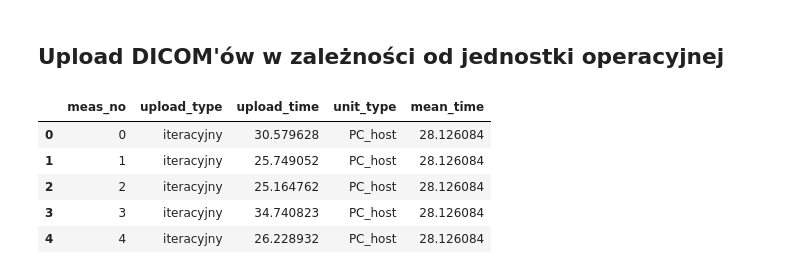
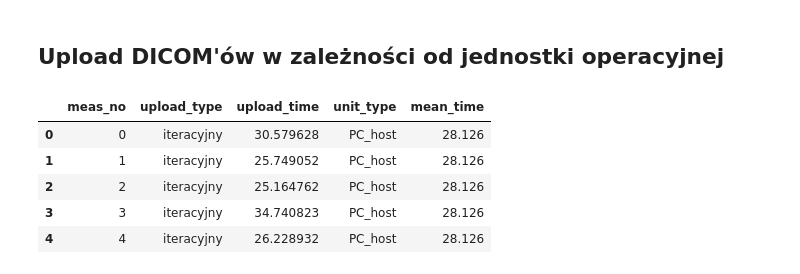
Before and after one commit to aleksanderLisiecki/PyDicom, a Jupyter notebook: data_visualising.ipynb, the cells around one changed output. Cells and saved outputs as stored; diff of their text form; code cells hidden in the pictures.

```diff
--- a/data_visualising.ipynb
+++ b/data_visualising.ipynb
@@ -185,15 +185,15 @@ dodge_text = position_dodge(width=0.9)
 # %%
 df4 = pd.read_csv('log/04-zdjecia-rozne_jednostki-uploading_dicom_to_pacs_logs.csv')
 df4['meas_no'] = df4['meas_no'] - 1
-df4['mean_time'] = df4.groupby(['upload_type','unit_type']).upload_time.transform('mean')
+df4['mean_time'] = df4.groupby(['upload_type','unit_type']).upload_time.transform('mean').round(decimals = 3)
 df4.head()
 # %% [output]
 |  | meas_no | upload_type | upload_time | unit_type | mean_time |
-| 0 | 0 | iteracyjny | 30.579628 | PC_host | 28.126084 |
-| 1 | 1 | iteracyjny | 25.749052 | PC_host | 28.126084 |
-| 2 | 2 | iteracyjny | 25.164762 | PC_host | 28.126084 |
-| 3 | 3 | iteracyjny | 34.740823 | PC_host | 28.126084 |
-| 4 | 4 | iteracyjny | 26.228932 | PC_host | 28.126084 |
+| 0 | 0 | iteracyjny | 30.579628 | PC_host | 28.126 |
+| 1 | 1 | iteracyjny | 25.749052 | PC_host | 28.126 |
+| 2 | 2 | iteracyjny | 25.164762 | PC_host | 28.126 |
+| 3 | 3 | iteracyjny | 34.740823 | PC_host | 28.126 |
+| 4 | 4 | iteracyjny | 26.228932 | PC_host | 28.126 |
 # %%
 df4.describe()
 # %% [output]
```
Also changed, not shown: parts of 13 cells of this notebook.
